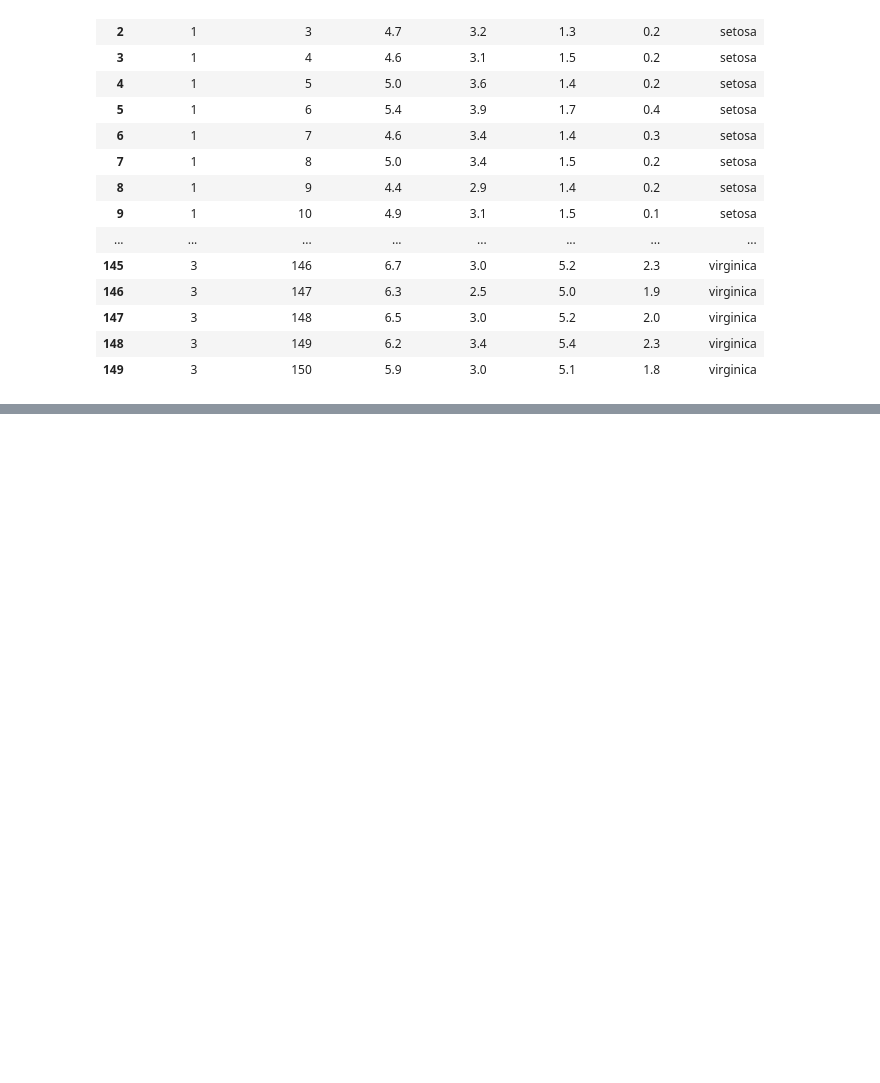
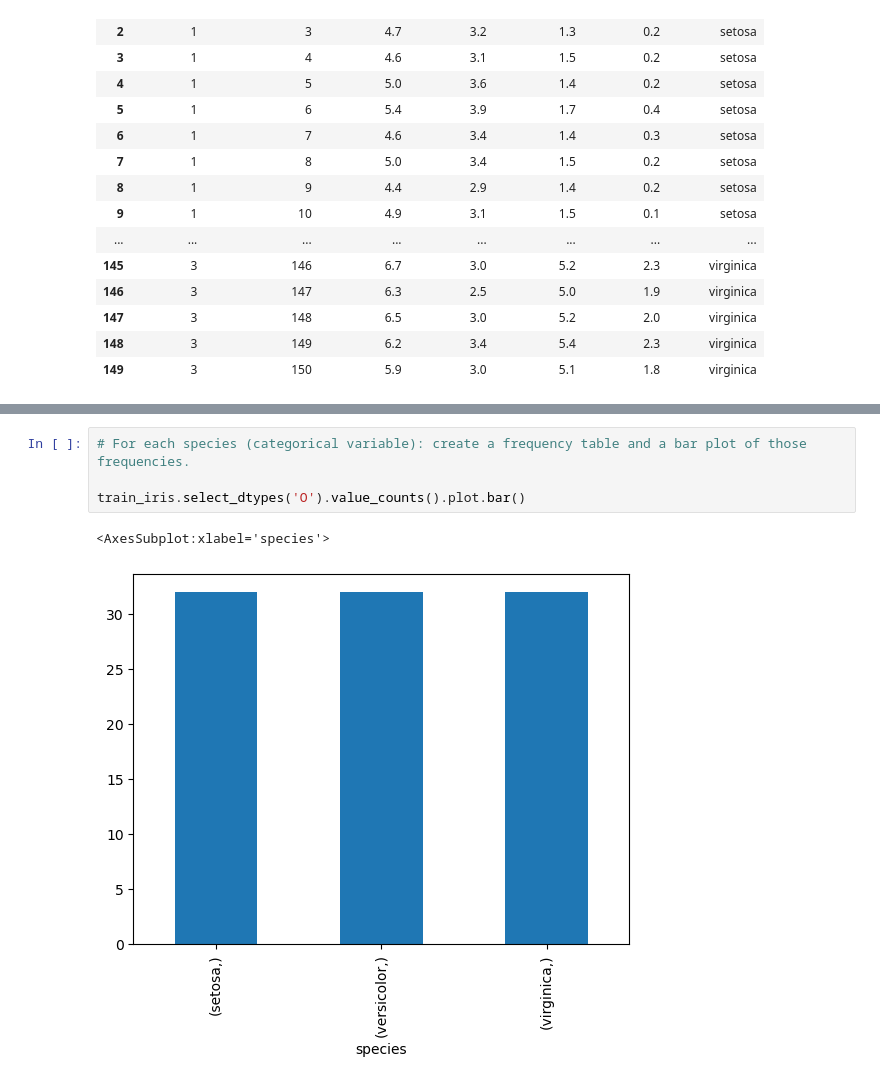
Before and after one commit to wilson-velasco/classification-exercises, a Jupyter notebook: classification_exercises.ipynb, the cells around one changed output, grey strips where cells are left out. Cells and saved outputs as stored; diff of their text form; blank space fills up the shorter version.

```diff
--- a/classification_exercises.ipynb
+++ b/classification_exercises.ipynb
@@ -724,0 +810,7 @@ train_telco, validate_telco, test_telco
+# %%
+# For each species (categorical variable): create a frequency table and a bar plot of those frequencies.
+
+train_iris.select_dtypes('O').value_counts().plot.bar()
+# %% [output]
+<AxesSubplot:xlabel='species'>
+[figure, added]
```
Also changed, not shown: parts of 113 cells of this notebook, 3 other files.
